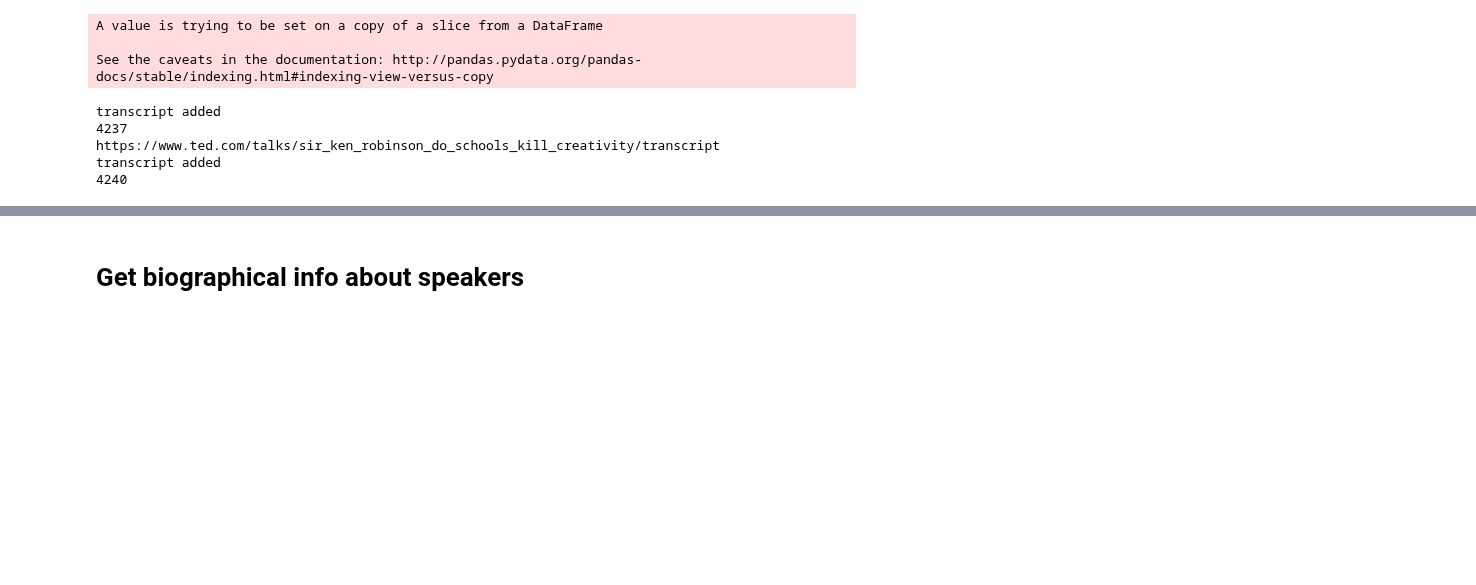
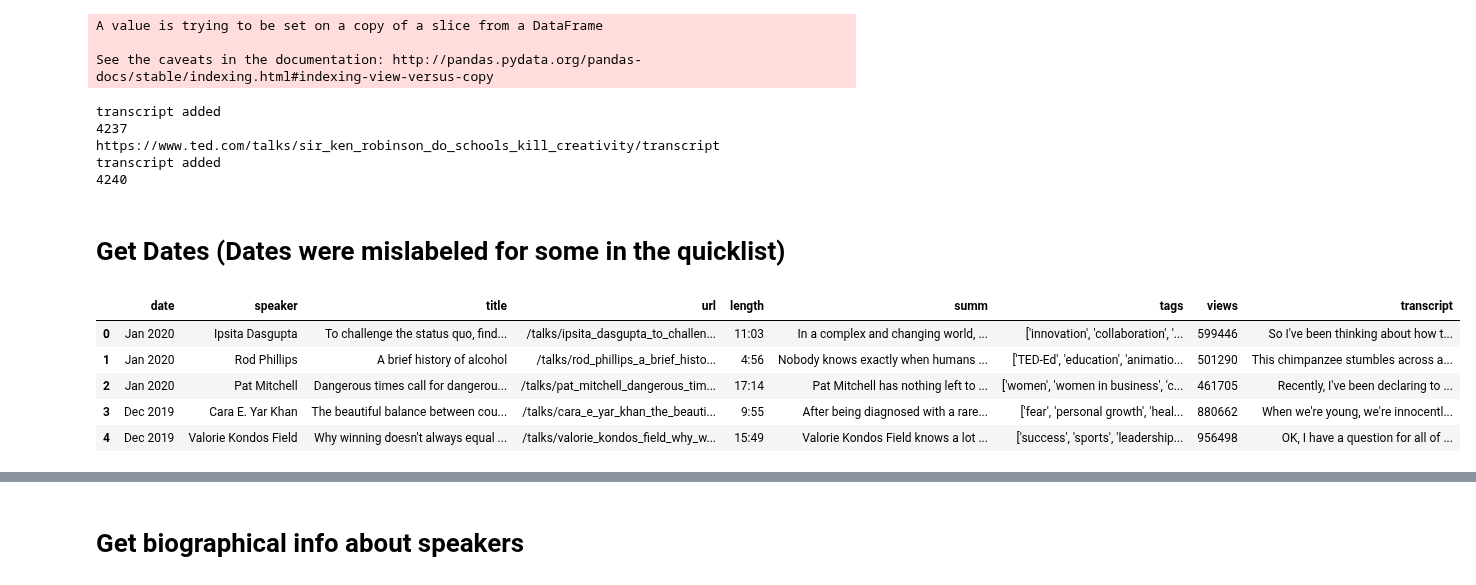
Before and after one commit to rweng18/ted_talks, a Jupyter notebook: ted_scrape.ipynb, the cells around one changed output, grey strips where cells are left out. Cells and saved outputs as stored; diff of their text form; code cells hidden in the pictures; blank space fills up the shorter version.

```diff
--- a/ted_scrape.ipynb
+++ b/ted_scrape.ipynb
@@ -1522,3 +1522,16 @@ transcript added
 4240
 # %%
 talk_df.to_csv('talks_with_transcripts_filled.csv')
+# %% [markdown]
+# Get Dates (Dates were mislabeled for some in the quicklist)
+# %%
+talk_df = pd.read_csv('talks_with_transcripts_filled.csv', index_col = 0)
+# %%
+talk_df.head()
+# %% [output]
+|  | date | speaker | title | url | length | summ | tags | views | transcript |
+| 0 | Jan 2020 | Ipsita Dasgupta | To challenge the status quo, find... | /talks/ipsita_dasgupta_to_challen... | 11:03 | In a complex and changing world, ... | ['innovation', 'collaboration', '... | 599446 | So I've been thinking about how t... |
+| 1 | Jan 2020 | Rod Phillips | A brief history of alcohol | /talks/rod_phillips_a_brief_histo... | 4:56 | Nobody knows exactly when humans ... | ['TED-Ed', 'education', 'animatio... | 501290 | This chimpanzee stumbles across a... |
+| 2 | Jan 2020 | Pat Mitchell | Dangerous times call for dangerou... | /talks/pat_mitchell_dangerous_tim... | 17:14 | Pat Mitchell has nothing left to ... | ['women', 'women in business', 'c... | 461705 | Recently, I've been declaring to ... |
+| 3 | Dec 2019 | Cara E. Yar Khan | The beautiful balance between cou... | /talks/cara_e_yar_khan_the_beauti... | 9:55 | After being diagnosed with a rare... | ['fear', 'personal growth', 'heal... | 880662 | When we're young, we're innocentl... |
+| 4 | Dec 2019 | Valorie Kondos Field | Why winning doesn't always equal ... | /talks/valorie_kondos_field_why_w... | 15:49 | Valorie Kondos Field knows a lot ... | ['success', 'sports', 'leadership... | 956498 | OK, I have a question for all of ... |
```
Also changed, not shown: parts of 25 cells of this notebook.
